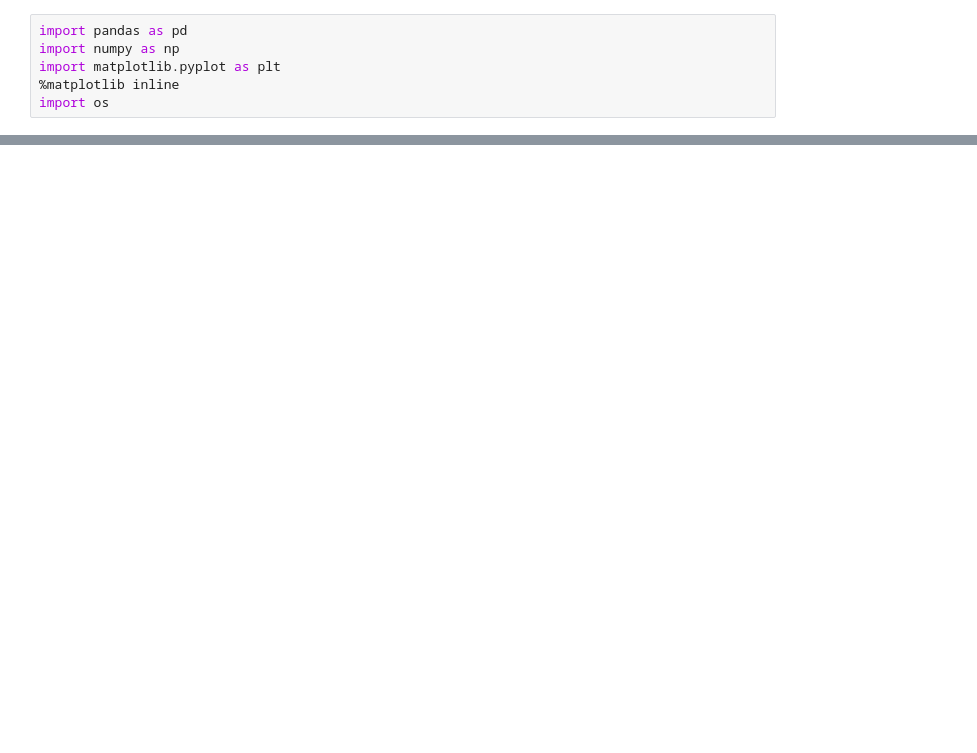
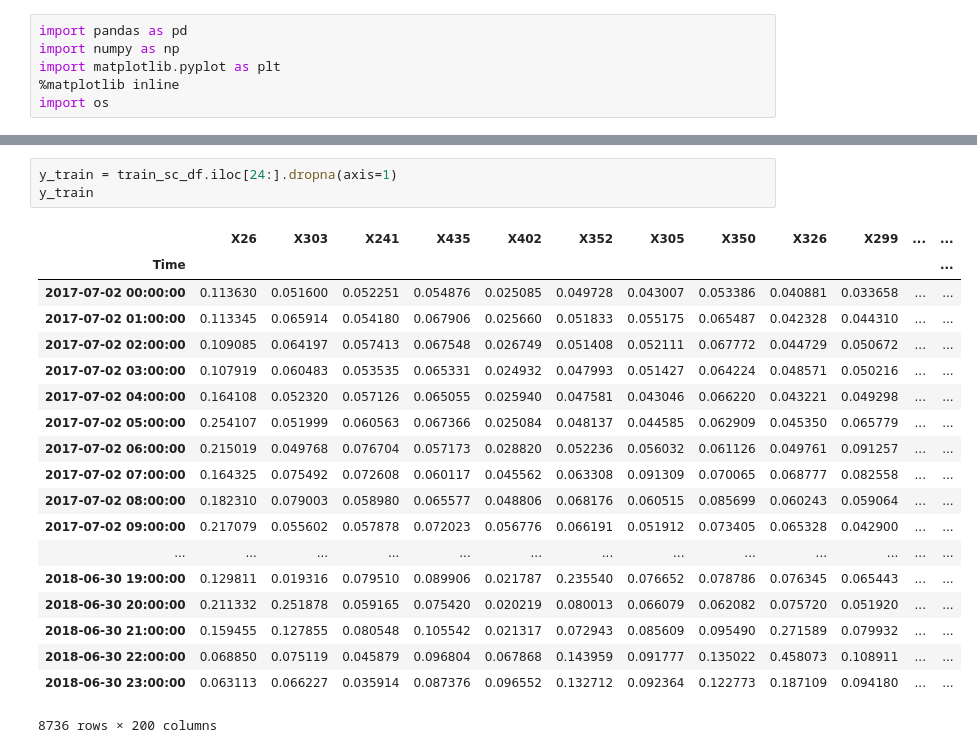
Before and after one commit to yagippi27/DACON_CONTEST_2019, a Jupyter notebook: SUHYUN/LSTM.ipynb, the cells around one changed output, grey strips where cells are left out. Cells and saved outputs as stored; diff of their text form; blank space fills up the shorter version.

```diff
--- a/SUHYUN/LSTM.ipynb
+++ b/SUHYUN/LSTM.ipynb
@@ -236,0 +240,23 @@ Y_train
+# %%
+y_train = train_sc_df.iloc[24:].dropna(axis=1)
+y_train
+# %% [output]
+|  | X26 | X303 | X241 | X435 | X402 | X352 | X305 | X350 | X326 | X299 | ... | ... |
+| Time |  |  |  |  |  |  |  |  |  |  |  | ... |
+| 2017-07-02 00:00:00 | 0.113630 | 0.051600 | 0.052251 | 0.054876 | 0.025085 | 0.049728 | 0.043007 | 0.053386 | 0.040881 | 0.033658 | ... | ... |
+| 2017-07-02 01:00:00 | 0.113345 | 0.065914 | 0.054180 | 0.067906 | 0.025660 | 0.051833 | 0.055175 | 0.065487 | 0.042328 | 0.044310 | ... | ... |
+| 2017-07-02 02:00:00 | 0.109085 | 0.064197 | 0.057413 | 0.067548 | 0.026749 | 0.051408 | 0.052111 | 0.067772 | 0.044729 | 0.050672 | ... | ... |
+| 2017-07-02 03:00:00 | 0.107919 | 0.060483 | 0.053535 | 0.065331 | 0.024932 | 0.047993 | 0.051427 | 0.064224 | 0.048571 | 0.050216 | ... | ... |
+| 2017-07-02 04:00:00 | 0.164108 | 0.052320 | 0.057126 | 0.065055 | 0.025940 | 0.047581 | 0.043046 | 0.066220 | 0.043221 | 0.049298 | ... | ... |
+| 2017-07-02 05:00:00 | 0.254107 | 0.051999 | 0.060563 | 0.067366 | 0.025084 | 0.048137 | 0.044585 | 0.062909 | 0.045350 | 0.065779 | ... | ... |
+| 2017-07-02 06:00:00 | 0.215019 | 0.049768 | 0.076704 | 0.057173 | 0.028820 | 0.052236 | 0.056032 | 0.061126 | 0.049761 | 0.091257 | ... | ... |
+| 2017-07-02 07:00:00 | 0.164325 | 0.075492 | 0.072608 | 0.060117 | 0.045562 | 0.063308 | 0.091309 | 0.070065 | 0.068777 | 0.082558 | ... | ... |
+| 2017-07-02 08:00:00 | 0.182310 | 0.079003 | 0.058980 | 0.065577 | 0.048806 | 0.068176 | 0.060515 | 0.085699 | 0.060243 | 0.059064 | ... | ... |
+| 2017-07-02 09:00:00 | 0.217079 | 0.055602 | 0.057878 | 0.072023 | 0.056776 | 0.066191 | 0.051912 | 0.073405 | 0.065328 | 0.042900 | ... | ... |
+| ... | ... | ... | ... | ... | ... | ... | ... | ... | ... | ... | ... | ... |
+| 2018-06-30 19:00:00 | 0.129811 | 0.019316 | 0.079510 | 0.089906 | 0.021787 | 0.235540 | 0.076652 | 0.078786 | 0.076345 | 0.065443 | ... | ... |
+| 2018-06-30 20:00:00 | 0.211332 | 0.251878 | 0.059165 | 0.075420 | 0.020219 | 0.080013 | 0.066079 | 0.062082 | 0.075720 | 0.051920 | ... | ... |
+| 2018-06-30 21:00:00 | 0.159455 | 0.127855 | 0.080548 | 0.105542 | 0.021317 | 0.072943 | 0.085609 | 0.095490 | 0.271589 | 0.079932 | ... | ... |
+| 2018-06-30 22:00:00 | 0.068850 | 0.075119 | 0.045879 | 0.096804 | 0.067868 | 0.143959 | 0.091777 | 0.135022 | 0.458073 | 0.108911 | ... | ... |
+| 2018-06-30 23:00:00 | 0.063113 | 0.066227 | 0.035914 | 0.087376 | 0.096552 | 0.132712 | 0.092364 | 0.122773 | 0.187109 | 0.094180 | ... | ... |
+8736 rows × 200 columns
```
Also changed, not shown: parts of 45 cells of this notebook, 1 other file.
